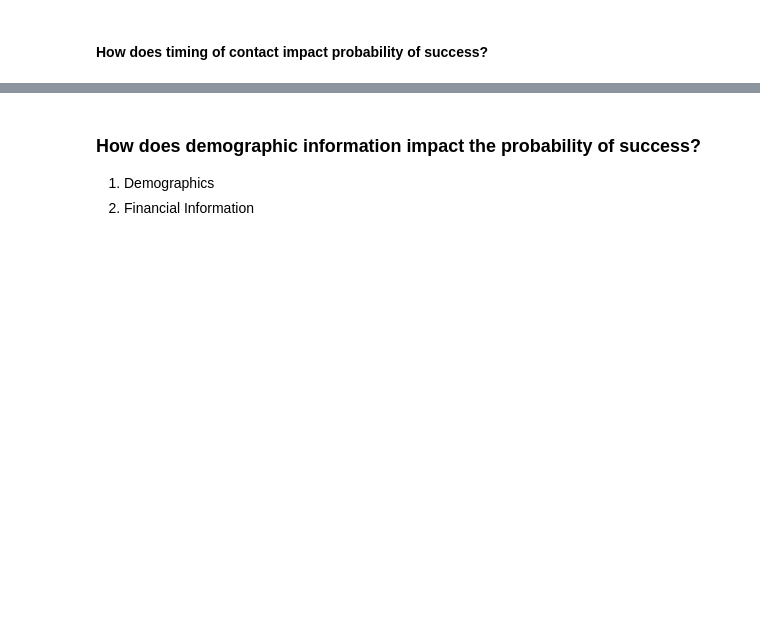
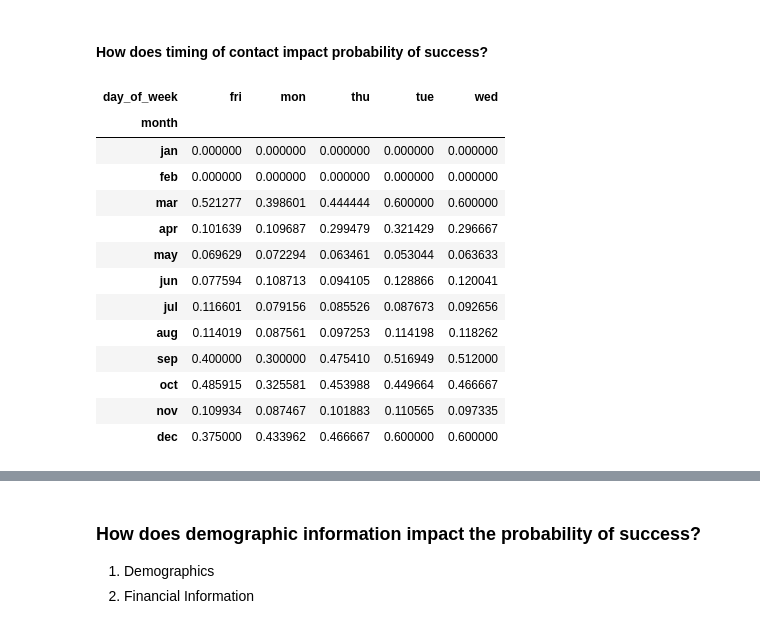
Before and after one commit to garimasc/bank_marketing, a Jupyter notebook: evaluate_classification.ipynb, the cells around one changed output, grey strips where cells are left out. Cells and saved outputs as stored; diff of their text form; code cells hidden in the pictures; blank space fills up the shorter version.

```diff
--- a/evaluate_classification.ipynb
+++ b/evaluate_classification.ipynb
@@ -100,3 +100,21 @@ fig.savefig("images/previous_current_campaign.png")
 # %% [markdown]
 #### How does timing of contact impact probability of success?
+# %%
+pd.pivot_table(data= data, index= "month", columns= "day_of_week", values= 'y', aggfunc= calc_success_rate).\
+    reindex(['jan','feb','mar','apr','may','jun','jul','aug','sep','oct','nov','dec']).fillna(0)
+# %% [output]
+| day_of_week | fri | mon | thu | tue | wed |
+| month |  |  |  |  |  |
+| jan | 0.000000 | 0.000000 | 0.000000 | 0.000000 | 0.000000 |
+| feb | 0.000000 | 0.000000 | 0.000000 | 0.000000 | 0.000000 |
+| mar | 0.521277 | 0.398601 | 0.444444 | 0.600000 | 0.600000 |
+| apr | 0.101639 | 0.109687 | 0.299479 | 0.321429 | 0.296667 |
+| may | 0.069629 | 0.072294 | 0.063461 | 0.053044 | 0.063633 |
+| jun | 0.077594 | 0.108713 | 0.094105 | 0.128866 | 0.120041 |
+| jul | 0.116601 | 0.079156 | 0.085526 | 0.087673 | 0.092656 |
+| aug | 0.114019 | 0.087561 | 0.097253 | 0.114198 | 0.118262 |
+| sep | 0.400000 | 0.300000 | 0.475410 | 0.516949 | 0.512000 |
+| oct | 0.485915 | 0.325581 | 0.453988 | 0.449664 | 0.466667 |
+| nov | 0.109934 | 0.087467 | 0.101883 | 0.110565 | 0.097335 |
+| dec | 0.375000 | 0.433962 | 0.466667 | 0.600000 | 0.600000 |
 # %%
```
Also changed, not shown: parts of 15 cells of this notebook, 9 other files.
